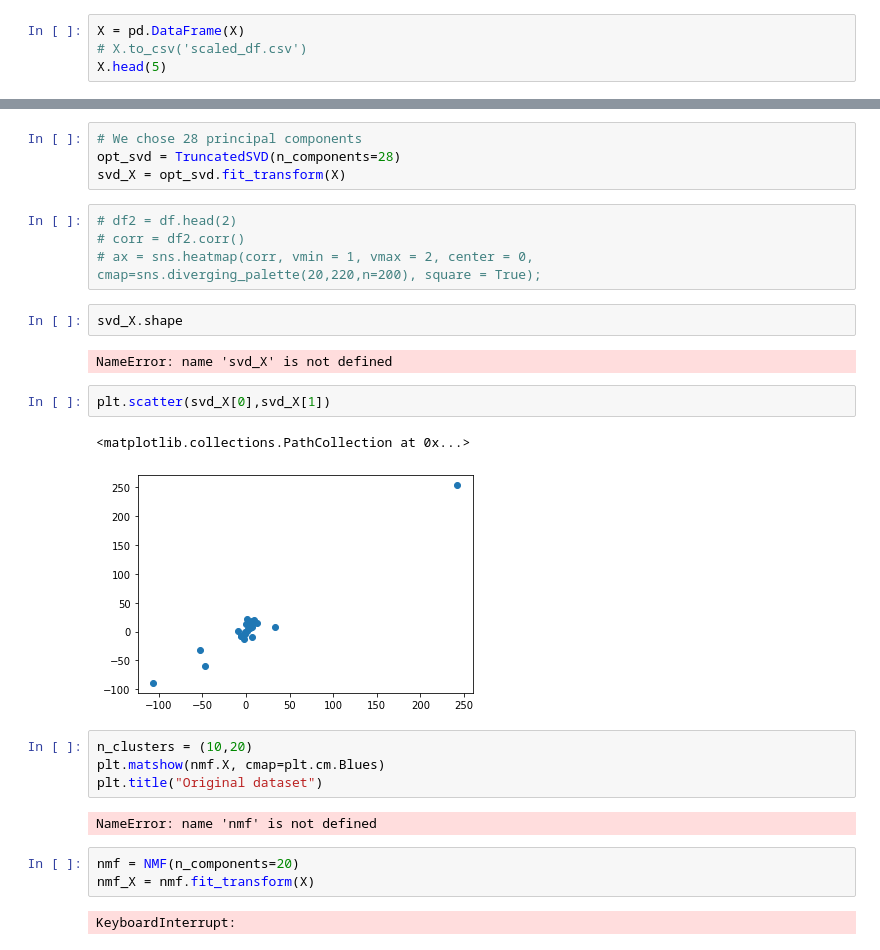
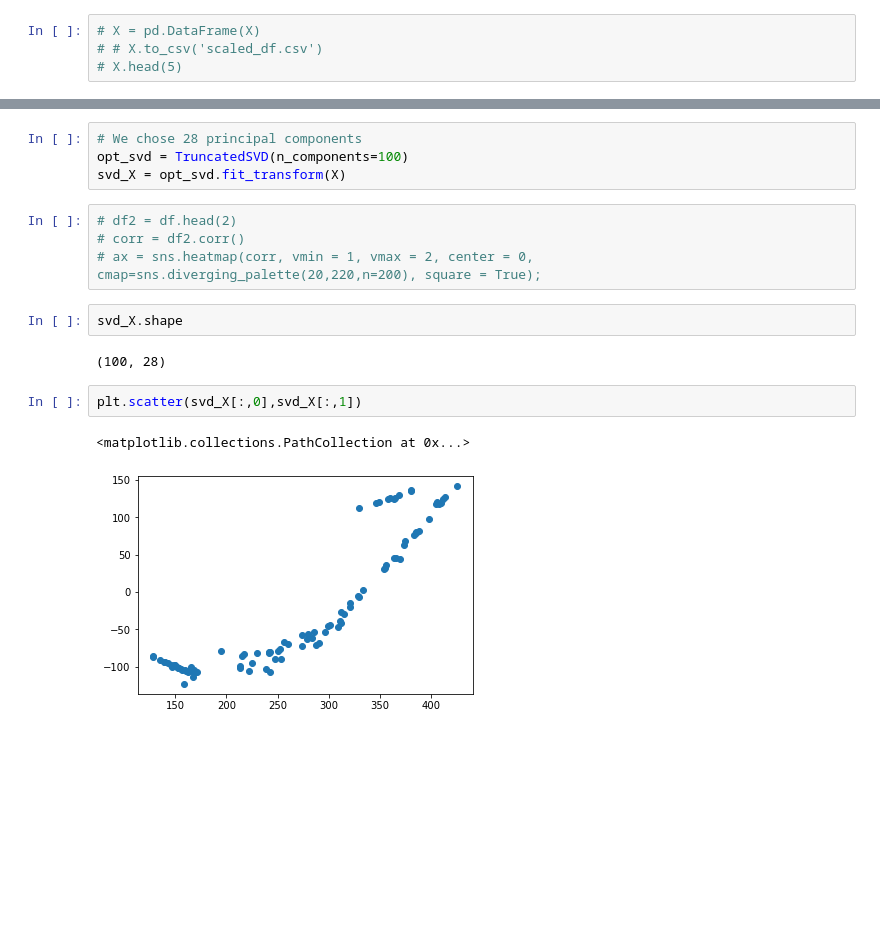
Before and after one commit to brendanwliu/joke_recommender, a Jupyter notebook: matrix-methods.ipynb, the cells around one changed output, grey strips where cells are left out. Drawn from its saved outputs; the diff is of its cells as text; blank space fills up the shorter version.

```diff
--- a/matrix-methods.ipynb
+++ b/matrix-methods.ipynb
@@ -58,9 +58,9 @@ array([[1.77986437, 1.06564799, 1.33225458, ..., 0.        , 0.        ,
        [1.74178404, 1.73061686, 1.12297735, ..., 0.        , 0.        ,
         0.        ]])
 # %%
-X = pd.DataFrame(X)
-# X.to_csv('scaled_df.csv')
-X.head(5)
+# X = pd.DataFrame(X)
+# # X.to_csv('scaled_df.csv')
+# X.head(5)
 # %% [output]
 |  | 0 | 1 | 2 | 3 | 4 | 5 | 6 | 7 | 8 | 9 | ... | ... |
 | 0 | 1.779864 | 1.065648 | 1.332255 | 1.898623 | 1.057602 | 1.992216 | 1.350401 | 1.688979 | 1.246819 | 1.114807 | ... | ... |
@@ -103,7 +90,7 @@ np.where(np.logical_and (evr_sum > 0.79, evr_sum < 0.81))
 (array([25, 26, 27, 28, 29, 30]),)
 # %%
 # We chose 28 principal components
-opt_svd = TruncatedSVD(n_components=28)
+opt_svd = TruncatedSVD(n_components=100)
 svd_X = opt_svd.fit_transform(X)
 # %%
 # df2 = df.head(2)
@@ -112,20 +99,9 @@ svd_X = opt_svd.fit_transform(X)
 # %%
 svd_X.shape
 # %% [output]
-NameError: name 'svd_X' is not defined
+(100, 28)
 # %%
-plt.scatter(svd_X[0],svd_X[1])
+plt.scatter(svd_X[:,0],svd_X[:,1])
 # %% [output]
 <matplotlib.collections.PathCollection at 0x...>
-[figure, old version]
+[figure, new version]
-# %%
-n_clusters = (10,20)
-plt.matshow(nmf.X, cmap=plt.cm.Blues)
-plt.title("Original dataset")
-# %% [output]
-NameError: name 'nmf' is not defined
-# %%
-nmf = NMF(n_components=20)
-nmf_X = nmf.fit_transform(X)
-# %% [output]
-KeyboardInterrupt:
```
Also changed, not shown: parts of 14 cells of this notebook, 2 other files.
